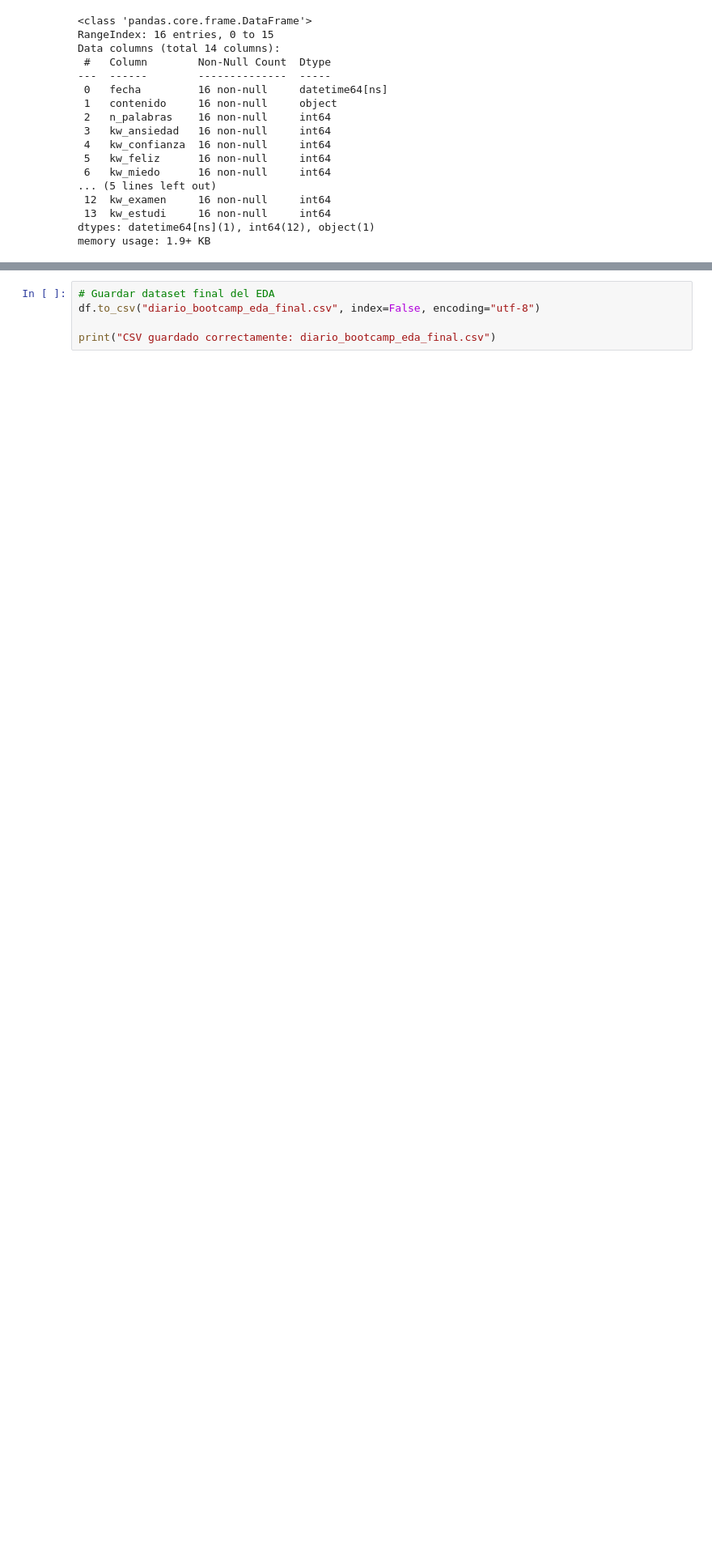
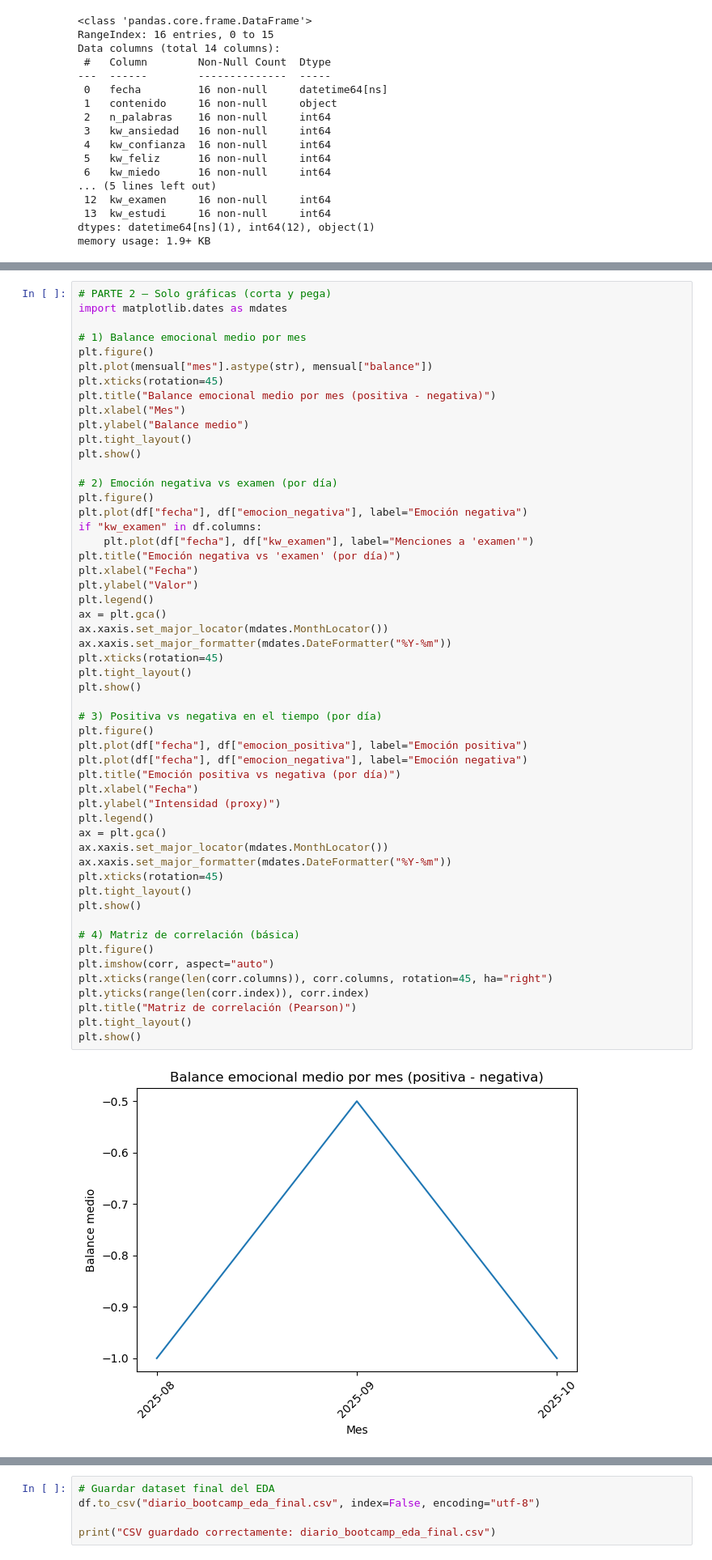
Before and after one commit to ela-art/Text-Analytics-aplicado-a-aprendizaje-intensivo, a Jupyter notebook: EDA_diario_bootcamp.ipynb, the cells around one changed output, grey strips where cells are left out. Shown at 81% size. Saved outputs shown, nothing was run; the diff lists cells and outputs as text; blank space fills up the shorter version.

```diff
--- a/EDA_diario_bootcamp.ipynb
+++ b/EDA_diario_bootcamp.ipynb
@@ -352,0 +174,55 @@ kw_agotad         0.0
+# %%
+# PARTE 2 — Solo gráficas (corta y pega)
+import matplotlib.dates as mdates
+
+# 1) Balance emocional medio por mes
+plt.figure()
+plt.plot(mensual["mes"].astype(str), mensual["balance"])
+plt.xticks(rotation=45)
+plt.title("Balance emocional medio por mes (positiva - negativa)")
+plt.xlabel("Mes")
+plt.ylabel("Balance medio")
+plt.tight_layout()
+plt.show()
+
+# 2) Emoción negativa vs examen (por día)
+plt.figure()
+plt.plot(df["fecha"], df["emocion_negativa"], label="Emoción negativa")
+if "kw_examen" in df.columns:
+    plt.plot(df["fecha"], df["kw_examen"], label="Menciones a 'examen'")
+plt.title("Emoción negativa vs 'examen' (por día)")
+plt.xlabel("Fecha")
+plt.ylabel("Valor")
+plt.legend()
+ax = plt.gca()
+ax.xaxis.set_major_locator(mdates.MonthLocator())
+ax.xaxis.set_major_formatter(mdates.DateFormatter("%Y-%m"))
+plt.xticks(rotation=45)
+plt.tight_layout()
+plt.show()
+
+# 3) Positiva vs negativa en el tiempo (por día)
+plt.figure()
+plt.plot(df["fecha"], df["emocion_positiva"], label="Emoción positiva")
+plt.plot(df["fecha"], df["emocion_negativa"], label="Emoción negativa")
+plt.title("Emoción positiva vs negativa (por día)")
+plt.xlabel("Fecha")
+plt.ylabel("Intensidad (proxy)")
+plt.legend()
+ax = plt.gca()
+ax.xaxis.set_major_locator(mdates.MonthLocator())
+ax.xaxis.set_major_formatter(mdates.DateFormatter("%Y-%m"))
+plt.xticks(rotation=45)
+plt.tight_layout()
+plt.show()
+
+# 4) Matriz de correlación (básica)
+plt.figure()
+plt.imshow(corr, aspect="auto")
+plt.xticks(range(len(corr.columns)), corr.columns, rotation=45, ha="right")
+plt.yticks(range(len(corr.index)), corr.index)
+plt.title("Matriz de correlación (Pearson)")
+plt.tight_layout()
+plt.show()
+# %% [output]
+[figure, added]
```
Also changed, not shown: parts of 8 cells of this notebook, 17 other files.
